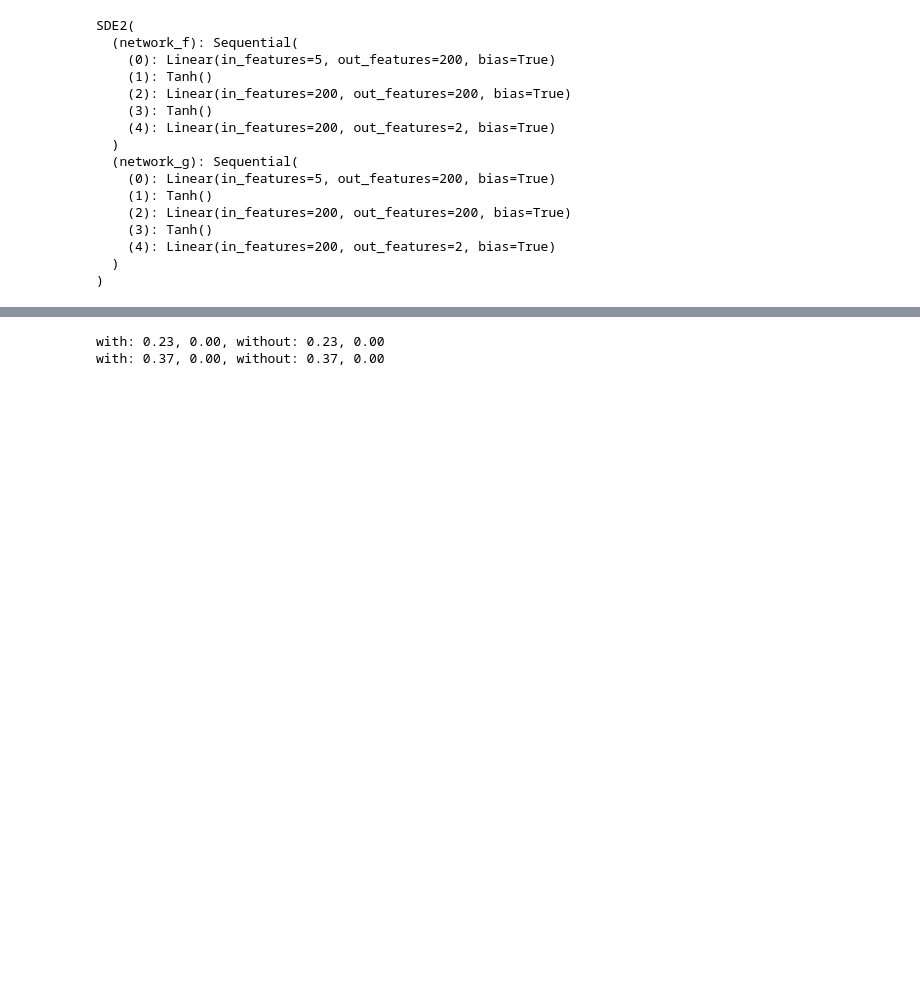
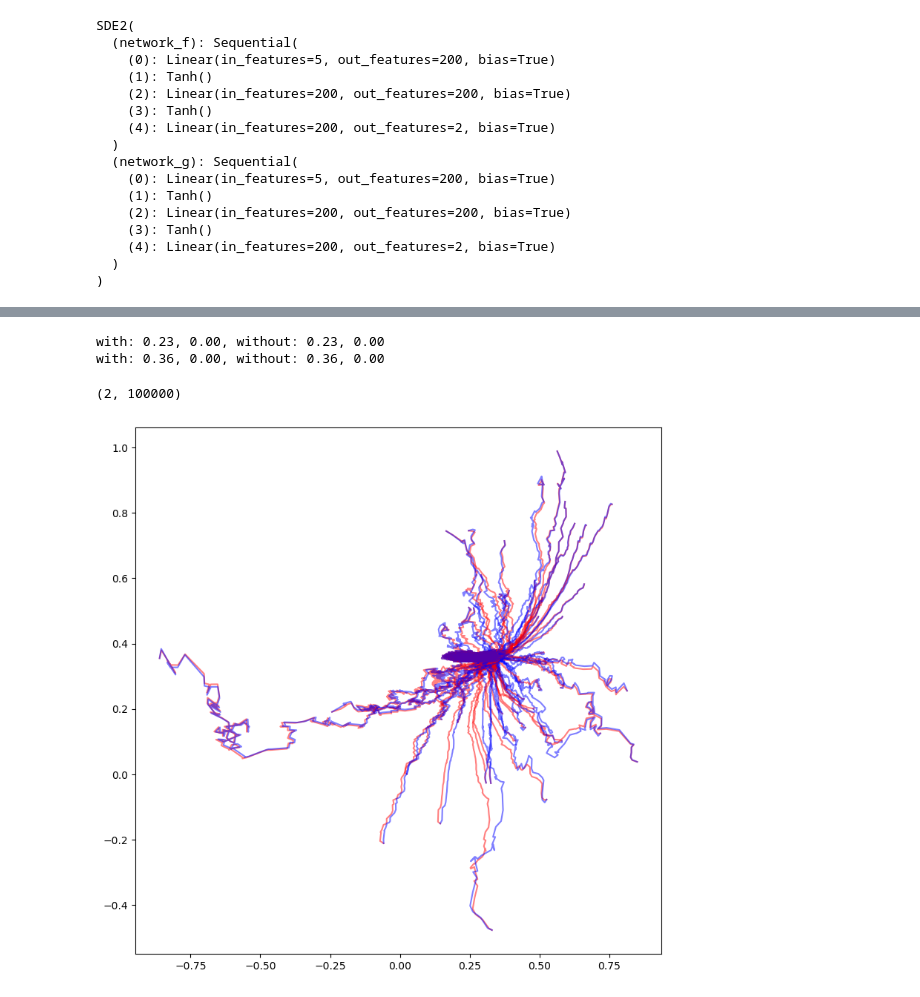
Before and after one commit to cyan-at/gradschool, a Jupyter notebook: research/tcst/post_process.ipynb, the cells around one changed output, grey strips where cells are left out. Saved outputs shown, nothing was run; the diff lists cells and outputs as text; code cells hidden in the pictures; blank space fills up the shorter version.

```diff
--- a/research/tcst/post_process.ipynb
+++ b/research/tcst/post_process.ipynb
@@ -426,9 +427,28 @@ tensor([0.220, 0.358], grad_fn=<SliceBackward0>)
-# %%
-for j in range(2):
-    print(
-        'with: %.2f, %.2f, without: %.2f, %.2f' % (
-            mus[2*j], variances[2*j],
-            mus[2*j+1], variances[2*j+1]))
-# %% [output]
-with: 0.23, 0.00, without: 0.23, 0.00
-with: 0.37, 0.00, without: 0.37, 0.00
+# %%
+for j in range(2):
+    print(
+        'with: %.2f, %.2f, without: %.2f, %.2f' % (
+            mus[2*j], variances[2*j],
+            mus[2*j+1], variances[2*j+1]))
+# %% [output]
+with: 0.23, 0.00, without: 0.23, 0.00
+with: 0.36, 0.00, without: 0.36, 0.00
+# %%
+with_control[0, :, :].shape
+# %% [output]
+(2, 100000)
+# %%
+%matplotlib inline
+
+fig, ax = plt.subplots(1,1)
+
+for w in range(with_control.shape[0]):
+    ax.plot(with_control[w, 0, :], with_control[w, 1, :], 'r', alpha=0.5)
+    ax.plot(without_control[w, 0, :], without_control[w, 1, :], 'b', alpha=0.5)
+
+
+plt.tight_layout()
+fig.set_size_inches(8,8)
+plt.show()
+# %% [output]
+[figure, added]
```
Also changed, not shown: parts of 1 cell of this notebook, 1 other file.
